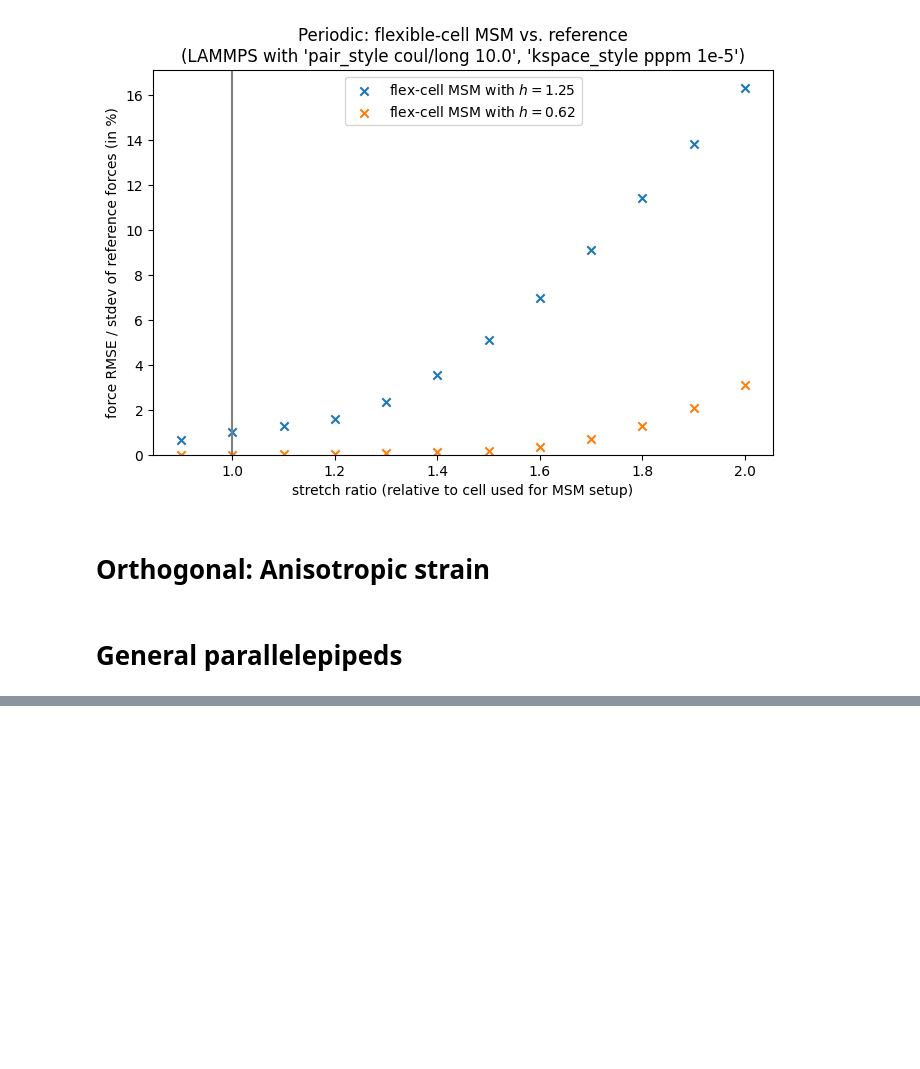
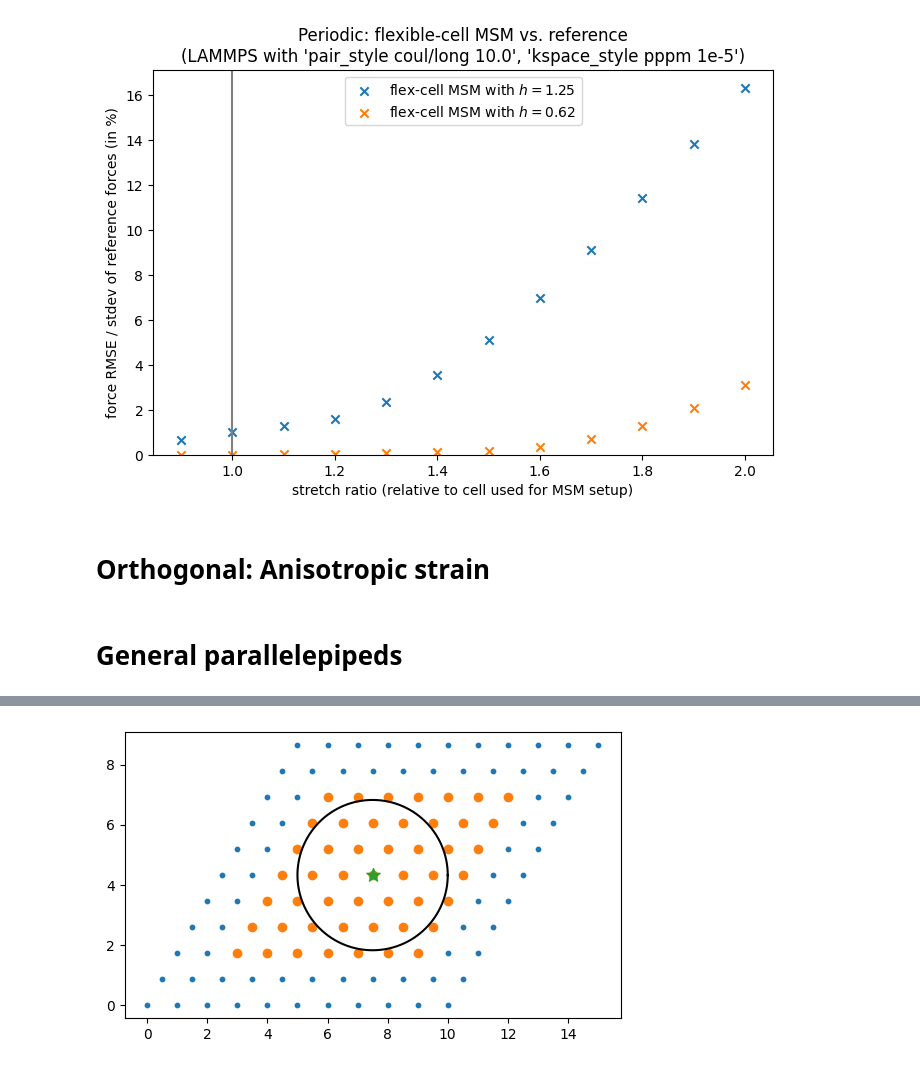
Before and after one commit to Madsen-s-research-group/msmjax, a Jupyter notebook: examples/flexible_cell.ipynb, the cells around one changed output, grey strips where cells are left out. Drawn from its saved outputs; the diff is of its cells as text; code cells hidden in the pictures; blank space fills up the shorter version.

```diff
--- a/examples/flexible_cell.ipynb
+++ b/examples/flexible_cell.ipynb
@@ -253,0 +273,23 @@ for key_pbcs in ["pbc-False", "pbc-True"]:
+# %%
+n_points_a = 11
+n_points_b = 11
+
+n_points_along_axes = onp.array([n_points_a, n_points_b])
+
+grid_points_unitcube = onp.stack(
+    onp.meshgrid(
+        onp.linspace(0, 1, n_points_a),
+        onp.linspace(0, 1, n_points_b),
+        indexing="ij",
+    ),
+    axis=-1,
+)
+grid_points = grid_points_unitcube @ onp.array([vec_a, vec_b])
+
+inds_center = n_points_along_axes // 2
+center = onp.array(
+    [
+        grid_points[n_points_a // 2, n_points_a // 2, 0],
+        grid_points[n_points_b // 2, n_points_b // 2, 1],
+    ]
+)
@@ -253,0 +324,20 @@ for key_pbcs in ["pbc-False", "pbc-True"]:
+# %%
+grid_points_to_plot = grid_points
+center_to_plot = center
+circle_points_to_plot = circle_points
+
+fig, ax = plt.subplots()
+ax.set_aspect("equal")
+ax.scatter(grid_points_to_plot[..., 0], grid_points_to_plot[..., 1], s=10)
+ax.scatter(
+    grid_points_to_plot[included_inds][:, 0],
+    grid_points_to_plot[included_inds][:, 1],
+)
+ax.scatter(*center_to_plot, marker="*", s=100)
+ax.plot(
+    circle_points_to_plot[:, 0], circle_points_to_plot[:, 1], color="black"
+)
+
+plt.show()
+# %% [output]
+[figure, added]
```
Also changed, not shown: parts of 7 cells of this notebook, 1 other file.
